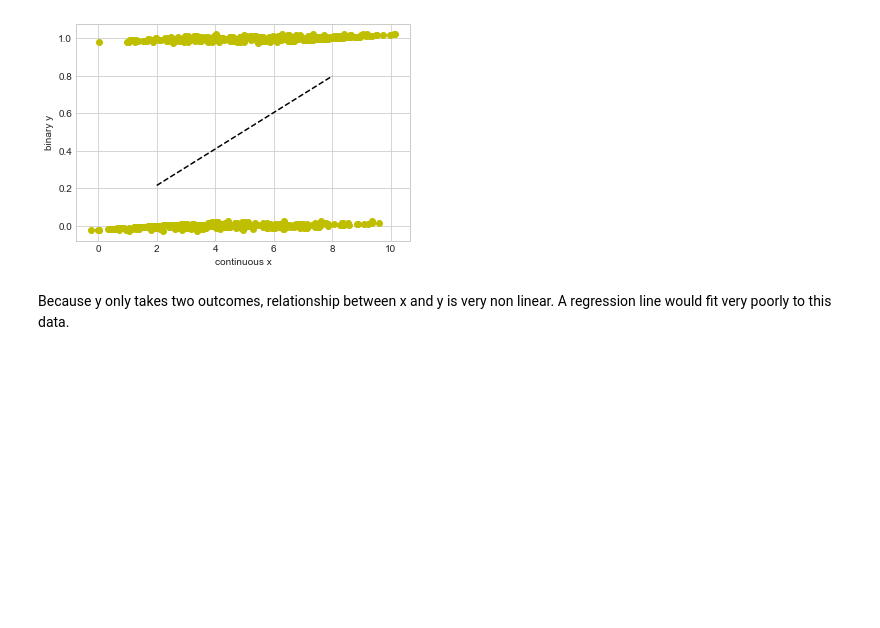
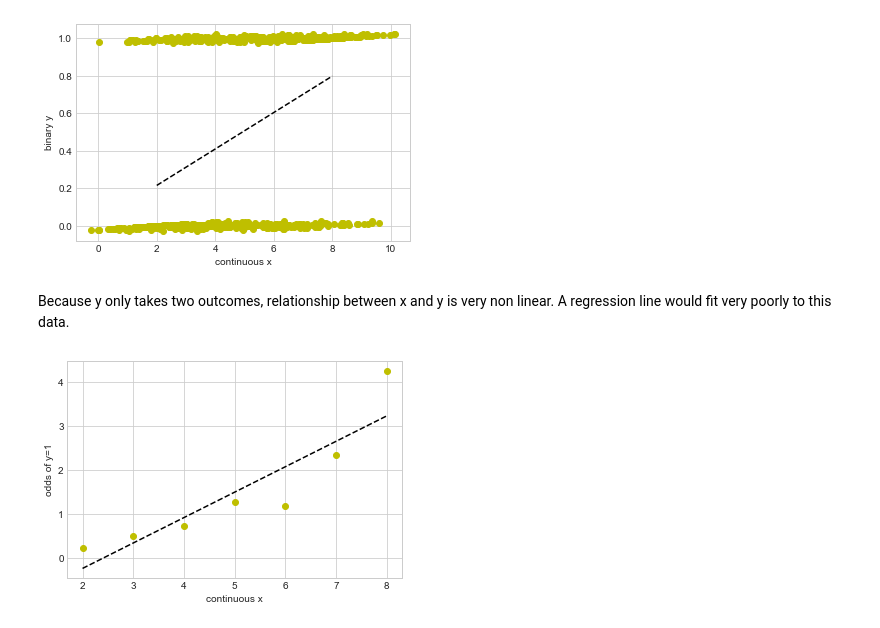
Before and after one commit to brianmcguckin/thinkful_unit_03_deeper_supervised_learning, a Jupyter notebook: 03_03_01_logistic_regression.ipynb, the cells around one changed output. Cells and saved outputs as stored; diff of their text form; code cells hidden in the pictures; blank space fills up the shorter version.

```diff
--- a/03_03_01_logistic_regression.ipynb
+++ b/03_03_01_logistic_regression.ipynb
@@ -70,3 +70,29 @@ plt.show()
 [figure]
 # %% [markdown]
 Because y only takes two outcomes, relationship between x and y is very non linear. A regression line would fit very poorly to this data.
+# %%
+#convert binary values into odds of getting y=1
+
+#unique values in x
+xvals = x.unique()
+
+#calculate and store odds
+yodds = []
+for xi in xvals:
+    y1_ct = bin_y[x==xi].sum() #number of trials y=1
+    y0_ct = len(bin_y[x==xi]) - y1_ct #number of trials y=0
+    yodds.append(y1_ct / y0_ct) #odds of getting y=1 for xi
+
+#calculate linear regress for x and yodds
+fit = np.polyfit(xvals, yodds, 1)
+
+#work as a function to return the predicted value of yodds
+fit_fn = np.poly1d(fit)
+
+#plot results
+plt.plot(xvals, yodds, 'yo', xvals, fit_fn(xvals), '--k')
+plt.xlabel('continuous x')
+plt.ylabel('odds of y=1')
+plt.show()
+# %% [output]
+[figure, added]
```
Also changed, not shown: parts of 13 cells of this notebook.
